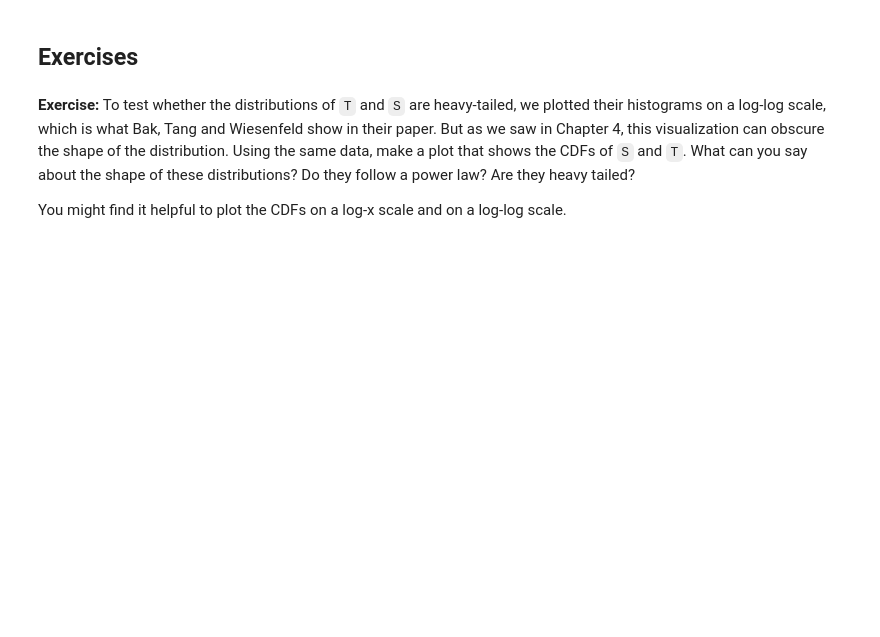
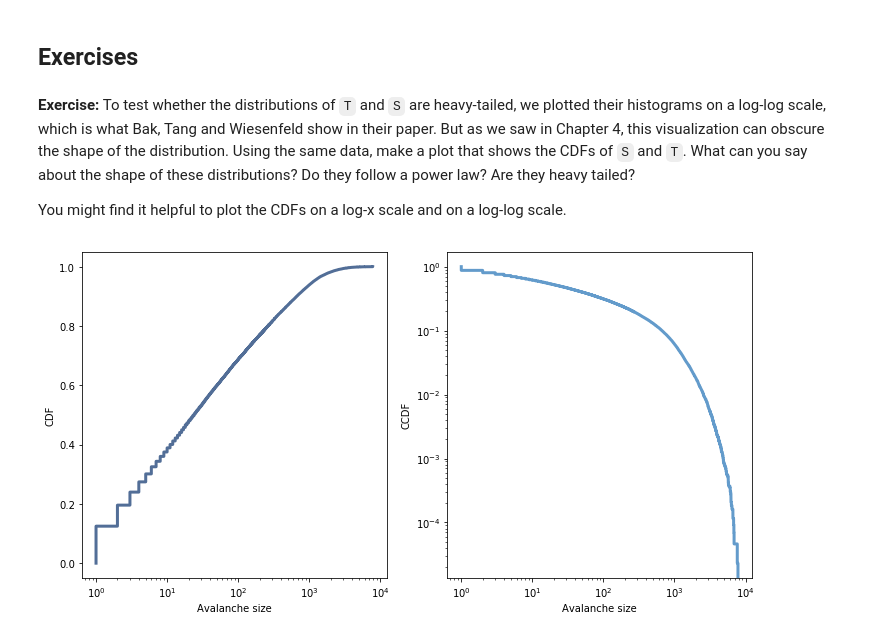
Before and after one commit to ailuropoda0/ThinkComplexity2, a Jupyter notebook: code/chap08mine.ipynb, the cells around one changed output. Cells and saved outputs as stored; diff of their text form; code cells hidden in the pictures; blank space fills up the shorter version.

```diff
--- a/code/chap08mine.ipynb
+++ b/code/chap08mine.ipynb
@@ -403,3 +401,23 @@ The slope of the line is -1.58, which indicates that this spectrum is pink noise
 **Exercise:** To test whether the distributions of `T` and `S` are heavy-tailed, we plotted their histograms on a log-log scale, which is what Bak, Tang and Wiesenfeld show in their paper.  But as we saw in Chapter 4, this visualization can obscure the shape of the distribution.  Using the same data, make a plot that shows the CDFs of `S` and `T`.  What can you say about the shape of these distributions?  Do they follow a power law?  Are they heavy tailed?
 
 You might find it helpful to plot the CDFs on a log-x scale and on a log-log scale.
+# %%
+# Solution goes here
+
+# CDF of 'S' on a log-x scale(left) and a log-log scale(right)
+thinkplot.preplot(cols=2)
+
+cdf_s = Cdf(S)
+thinkplot.Cdf(cdf_s)
+thinkplot.config(xlabel='Avalanche size',
+                 ylabel='CDF',
+                 xscale='log')
+
+thinkplot.subplot(2)
+thinkplot.Cdf(cdf_s, complement=True)
+thinkplot.config(xlabel='Avalanche size',
+                 ylabel='CCDF',
+                 xscale='log',
+                 yscale='log')
+# %% [output]
+[figure, added]
```
Also changed, not shown: parts of 41 cells of this notebook.
